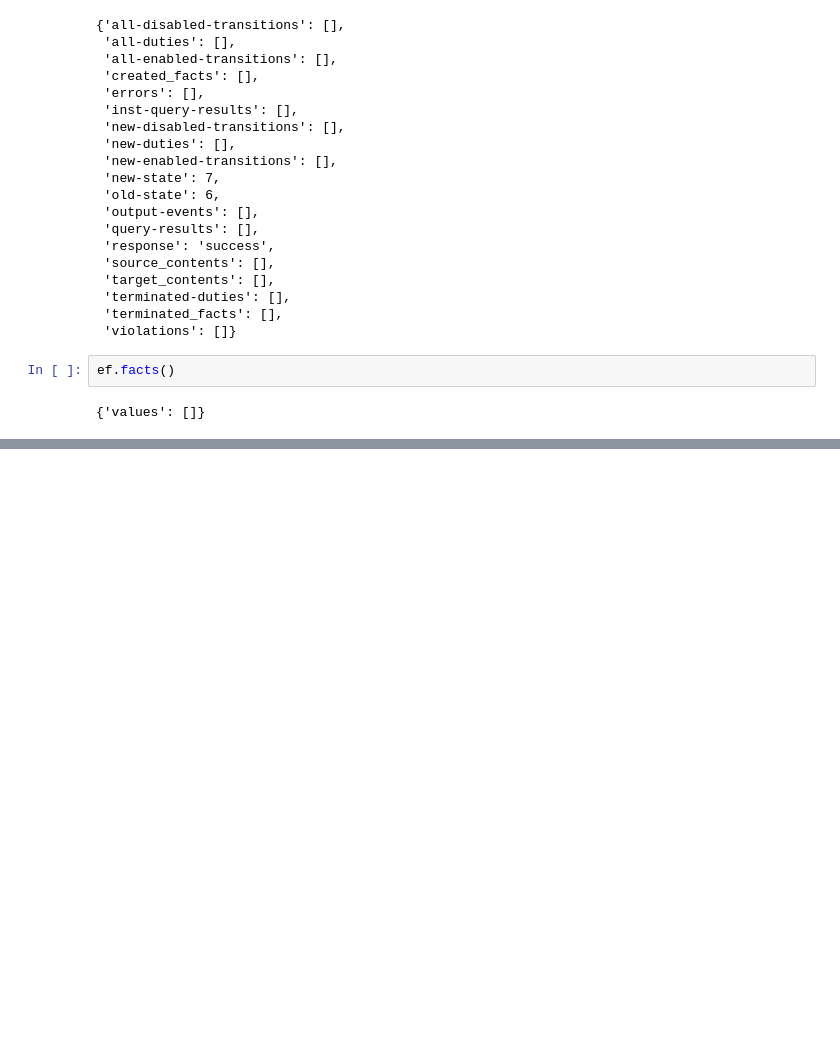
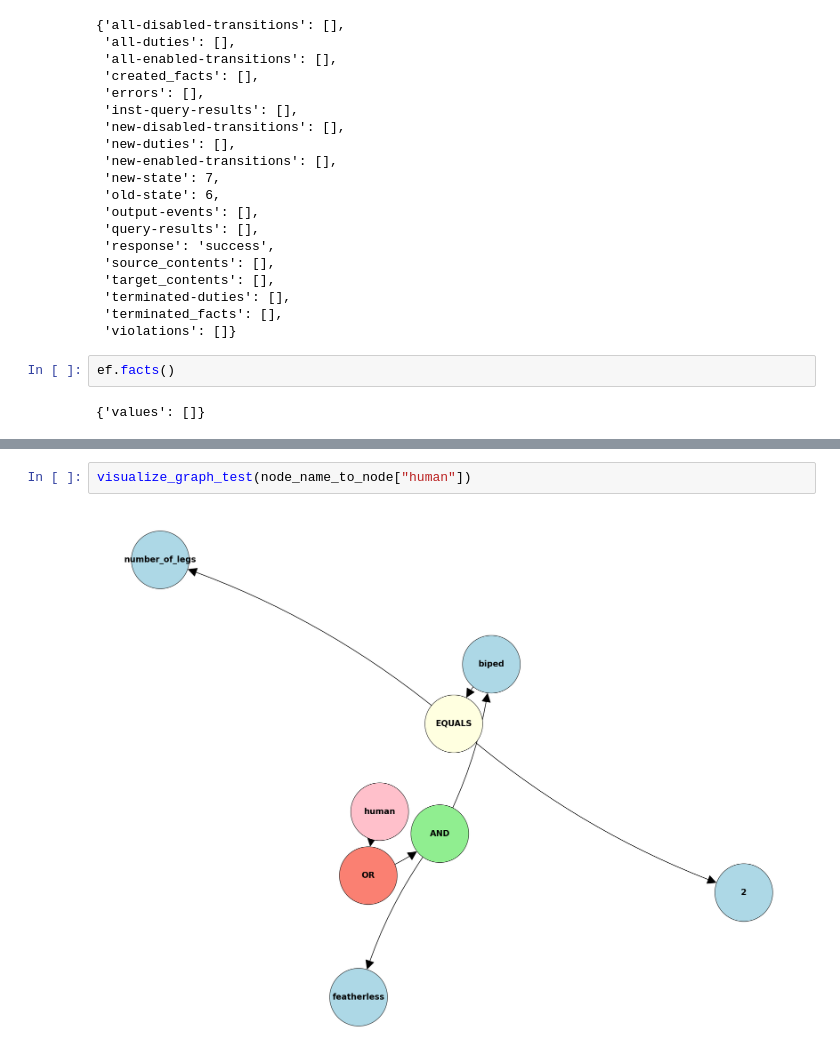
Before and after one commit to tiemfah/eFLINTAnswers, a Jupyter notebook: demos/human_demo.ipynb, the cells around one changed output, grey strips where cells are left out. Drawn from its saved outputs; the diff is of its cells as text; blank space fills up the shorter version.

Commit message:
Add tests and pipeline

```diff
--- a/demos/human_demo.ipynb
+++ b/demos/human_demo.ipynb
@@ -82,0 +196,4 @@ DSL saved to /Users/tiemfah/Projects/LiveQL/bin/nl/cwi/swat/liveql/examples/efli
+# %%
+visualize_graph_test(node_name_to_node["human"])
+# %% [output]
+[figure, added]
```
Also changed, not shown: parts of 7 cells of this notebook, 13 other files.
